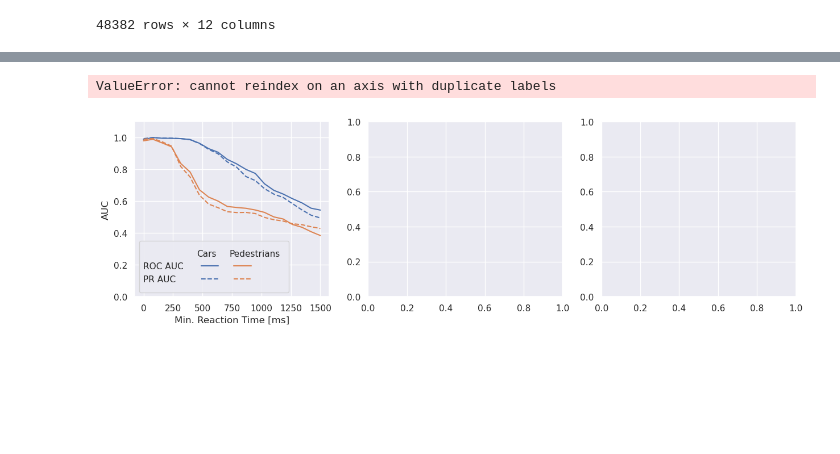
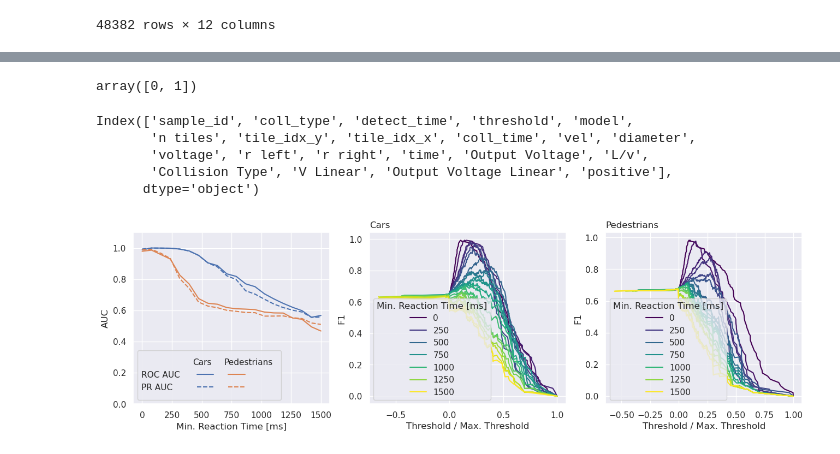
Before and after one commit to FabianSchubert/Bio-Inspired-Event-Based-Looming-Object-Detection-for-Automotive-Collision-Avoidance, a Jupyter notebook: experiments/carla_sim/random_spawn/gen_results.ipynb, the cells around one changed output, grey strips where cells are left out. Cells and saved outputs as stored; diff of their text form; code cells hidden in the pictures; blank space fills up the shorter version.

```diff
--- a/experiments/carla_sim/random_spawn/gen_results.ipynb
+++ b/experiments/carla_sim/random_spawn/gen_results.ipynb
@@ -482,3 +1663,15 @@ for t in min_react_time:
+# %%
+df_emd["positive"].unique()
+# %% [output]
+array([0, 1])
+# %%
+df_th.columns
+# %% [output]
+Index(['sample_id', 'coll_type', 'detect_time', 'threshold', 'model',
+       'n tiles', 'tile_idx_y', 'tile_idx_x', 'coll_time', 'vel', 'diameter',
+       'voltage', 'r left', 'r right', 'time', 'Output Voltage', 'L/v',
+       'Collision Type', 'V Linear', 'Output Voltage Linear', 'positive'],
+      dtype='object')
 # %%
 import matplotlib.patches as m_patches
 
@@ -492,7 +1685,7 @@ patches_column1 = [
 patches_column2 = [m_patches.Patch(color="none", label="Cars")]
 patches_column3 = [m_patches.Patch(color="none", label="Pedestrians")]
 
-fig, ax = plt.subplots(1, 3, figsize=(15, 4))
+fig, ax = plt.subplots(1, 3, figsize=(13, 4))
 
 c_roc = ax[0].plot(min_react_time, roc_car, "-", c=colors[0], label="*")
 c_aupr = ax[0].plot(min_react_time, aupr_car, "--", c=colors[0], label="*")
@@ -523,7 +1716,7 @@ for i, text in enumerate(lg.get_texts()):
 
 cmap = plt.get_cmap("viridis")
 
-df_pr = pd.DataFrame(columns=["recall", "precision", "model", "min_react_time", "coll_type", "f1", "threshold"])
+df_pr = pd.DataFrame(columns=["recall", "precision", "model", "Min. Reaction Time [ms]", "coll_type", "F1", "Threshold / Max. Threshold"])
 for i, pr in enumerate(pr_curve_sweep_car):
     df_pr = pd.concat(
         [
@@ -532,44 +1725,46 @@ for i, pr in enumerate(pr_curve_sweep_car):
                 {
                     "recall": pr[1][1:],
                     "precision": pr[0][1:],
                     "model": "EMD",
-                    "min_react_time": min_react_time[i],
+                    "Min. Reaction Time [ms]": min_react_time[i],
                     "coll_type": "cars",
-                    "f1": 2 * pr[0][1:] * pr[1][1:] / (pr[0][1:] + pr[1][1:]),
-                    "threshold": pr[2],
+                    "F1": 2 * pr[0][1:] * pr[1][1:] / (pr[0][1:] + pr[1][1:]),
+                    "Threshold / Max. Threshold": pr[2]/pr[2].max(),
                 }
             ),
         ], ignore_index=True
     )
 
 for i, pr in enumerate(pr_curve_sweep_pedestrian):
     df_pr = pd.concat(
         [
             df_pr,
             pd.DataFrame(
                 {
                     "recall": pr[1][1:],
                     "precision": pr[0][1:],
                     "model": "EMD",
-                    "min_react_time": min_react_time[i],
+                    "Min. Reaction Time [ms]": min_react_time[i],
                     "coll_type": "pedestrians",
-                    "f1": 2 * pr[0][1:] * pr[1][1:] / (pr[0][1:] + pr[1][1:]),
-                    "threshold": pr[2],
+                    "F1": 2 * pr[0][1:] * pr[1][1:] / (pr[0][1:] + pr[1][1:]),
+                    "Threshold / Max. Threshold": pr[2]/pr[2].max(),
                 }
             ),
-        ]
+        ], ignore_index=True
     )
 
-#sns.lineplot(x="threshold", y="f1", data=df_pr[df_pr.coll_type=="cars"], ax=ax[1], estimator=None, hue="min_react_time", palette="viridis")
+sns.lineplot(x="Threshold / Max. Threshold", y="F1", data=df_pr[df_pr.coll_type=="cars"], ax=ax[1], hue="Min. Reaction Time [ms]", palette="viridis")
 
-sns.lineplot(x="threshold", y="f1", data=df_pr[df_pr.coll_type=="pedestrians"], ax=ax[2], hue="min_react_time", palette="viridis")
+sns.lineplot(x="Threshold / Max. Threshold", y="F1", data=df_pr[df_pr.coll_type=="pedestrians"], ax=ax[2], hue="Min. Reaction Time [ms]", palette="viridis")
+
+ax[1].set_title("Cars", loc="left")
+ax[2].set_title("Pedestrians", loc="left")
 
 #ax[1].set_xlim(right=0.2)
 
-fig.tight_layout()
-fig.savefig("roc_pr_emd.png", dpi=400)
-fig.savefig("roc_pr_emd.pdf")
+fig.tight_layout(pad=0.5)
+fig.savefig("roc_pr_emd_linear.png", dpi=400)
+fig.savefig("roc_pr_emd_linear.pdf")
 plt.show()
 # %% [output]
-ValueError: cannot reindex on an axis with duplicate labels
-[figure, old version]
+[figure, new version]
```
Also changed, not shown: parts of 31 cells of this notebook, 19 other files.
